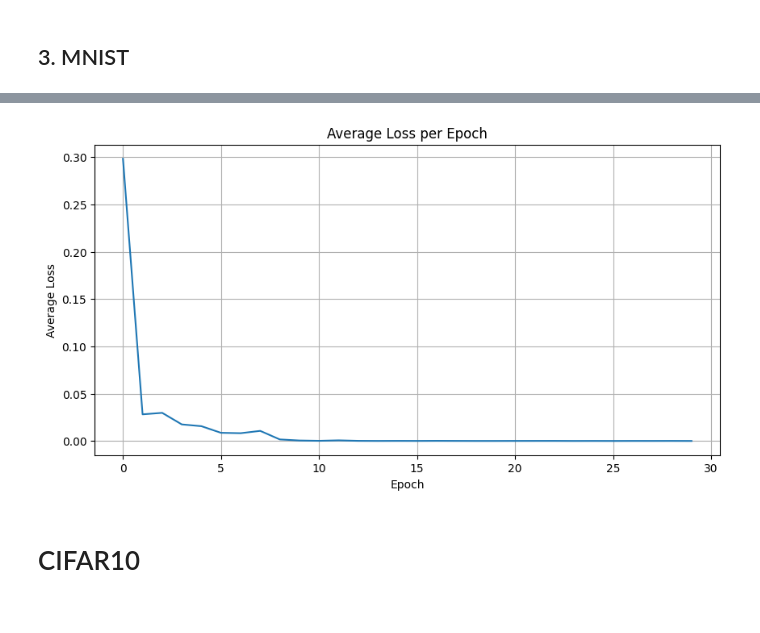
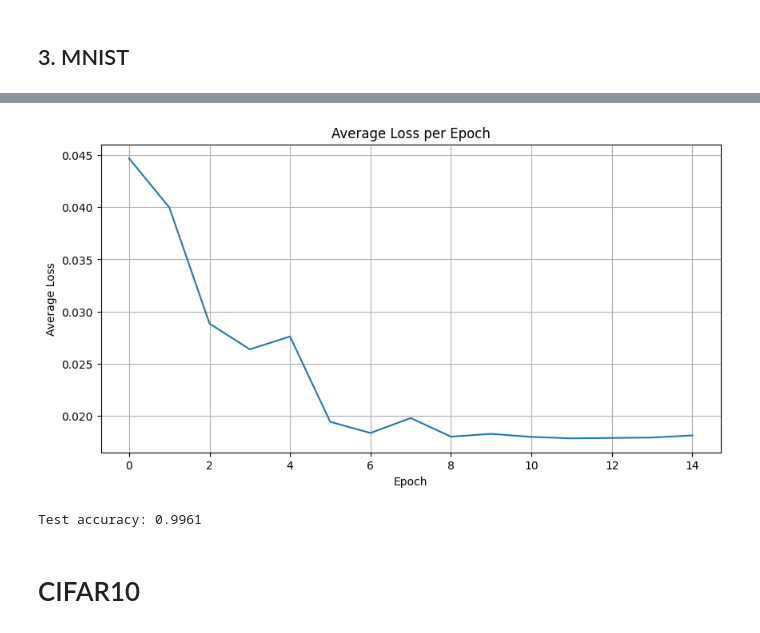
Before and after one commit to Bluefin-Tuna/CS4803-EML, a Jupyter notebook: p0/lab0_task2_Tanush_Chopra.ipynb, the cells around one changed output, grey strips where cells are left out. Saved outputs shown, nothing was run; the diff lists cells and outputs as text; code cells hidden in the pictures.

Commit message:
p0: checkpoint for task2 with mnist

```diff
--- a/p0/lab0_task2_Tanush_Chopra.ipynb
+++ b/p0/lab0_task2_Tanush_Chopra.ipynb
@@ -118,6 +117,39 @@ def test(model, device, test_loader):
     accuracy /= len(test_loader.dataset)
 
     return loss, accuracy
+# %%
+def run(
+    epochs: int,
+    device: torch.device,
+    train_dl: torch.utils.data.DataLoader,
+    val_dl: torch.utils.data.DataLoader,
+    test_dl: torch.utils.data.DataLoader,
+    model: torch.nn.Module,
+    optimizer: torch.optim.Optimizer,
+    scheduler: torch.optim.lr_scheduler.StepLR,
+):
+    train_losses = []
+    val_losses = []
+    best = float('inf')
+    patience = 5
+    stop = 0
+    for epoch in range(epochs):
+        print(f"Epoch {epoch+1}/{epochs}")
+        loss = train(model, device, train_dl, optimizer, epoch, scheduler)
+        train_losses.append(sum(loss) / len(loss))
+        val_loss, _ = test(model, device, val_dl)
+        val_losses.append(val_loss)
+        print(f"Validation Loss: {val_loss:.4f}")
+        if val_loss < best:
+            best = val_loss
+            stop = 0
+        else:
+            stop += 1
+        if stop >= patience:
+            print("Early stopping triggered.")
+            break
+    test_loss, test_accuracy = test(model, device, test_dl)
+    return train_losses, val_losses, test_loss, test_accuracy
 # %% [markdown]
 ## 3. MNIST
 # %%
@@ -140,4 +278,7 @@ test_dl = torch.utils.data.DataLoader(MNIST_TEST, batch_size=batch, shuffle=True
 # %%
+mnist_epochs = 15
 model = ResNet18(in_channels=1).to(device)
-optimizer = torch.optim.SGD(model.parameters(), lr=lr, momentum=0.9, weight_decay=1e-4)
-scheduler = torch.optim.lr_scheduler.StepLR(optimizer, step_size=10, gamma=0.5)
+optimizer = torch.optim.SGD(model.parameters(), lr=1e-2, momentum=0.9, weight_decay=1e-4)
+scheduler = torch.optim.lr_scheduler.StepLR(optimizer, step_size=mnist_epochs // 3, gamma=0.5)
+
+train_losses, val_losses, test_loss, test_accuracy = run(mnist_epochs, device, train_dl, val_dl, test_dl, model, optimizer, scheduler)
@@ -190,12 +303,16 @@ Epoch 29 [57600/60000]: 5.825113476021215e-05
 # %%
 plt.figure(figsize=(10, 5))
-plt.plot(losses)
+plt.plot(val_losses)
 plt.xlabel("Epoch")
 plt.ylabel("Average Loss")
 plt.title("Average Loss per Epoch")
 plt.grid(True)
 plt.show()
 # %% [output]
-[figure, old version]
+[figure, new version]
+# %%
+print(f"Test accuracy: {test_accuracy}")
+# %% [output]
+Test accuracy: 0.9961
 # %% [markdown]
 # CIFAR10
```
Also changed, not shown: parts of 11 cells of this notebook, 5 other files.
